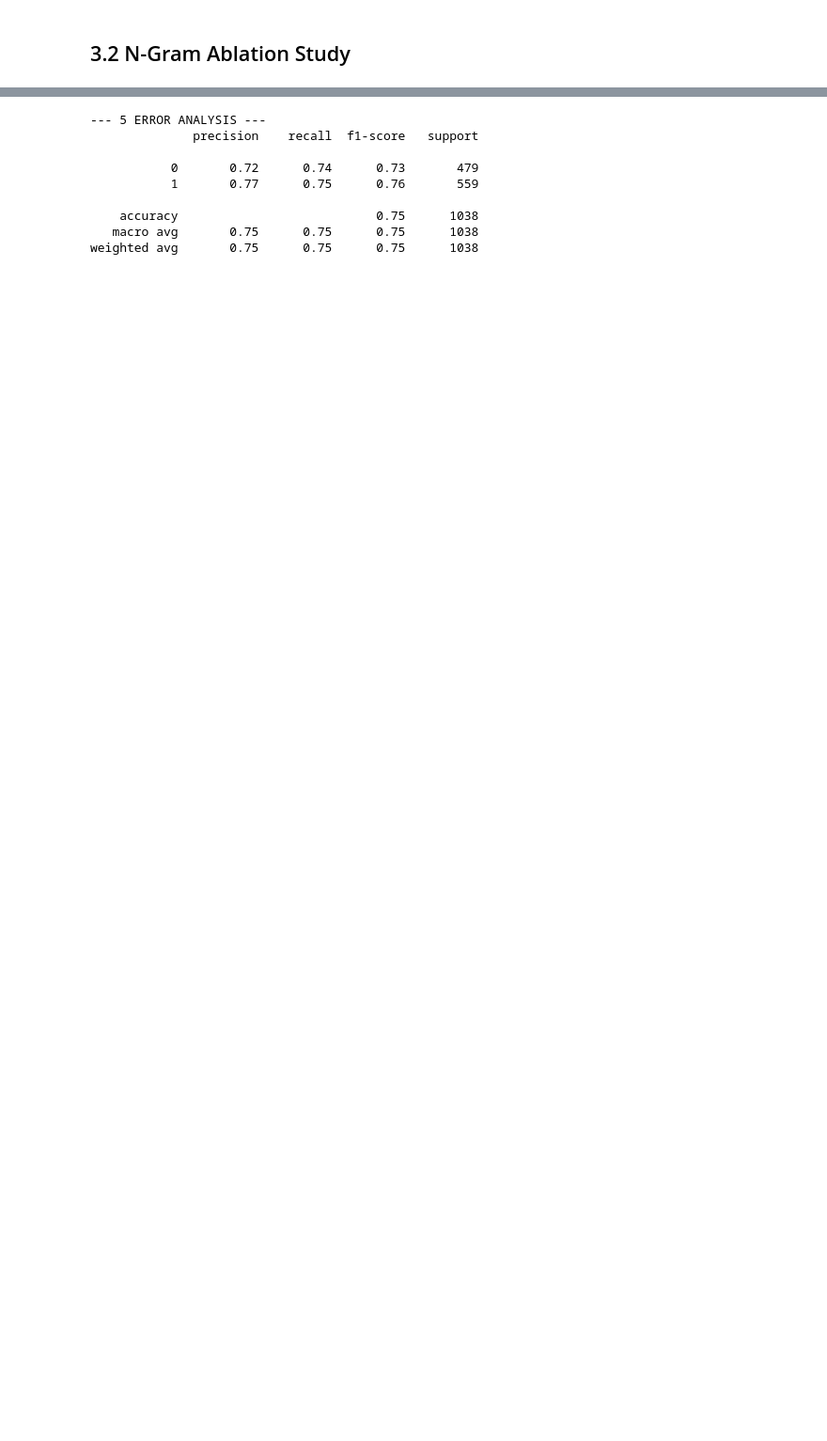
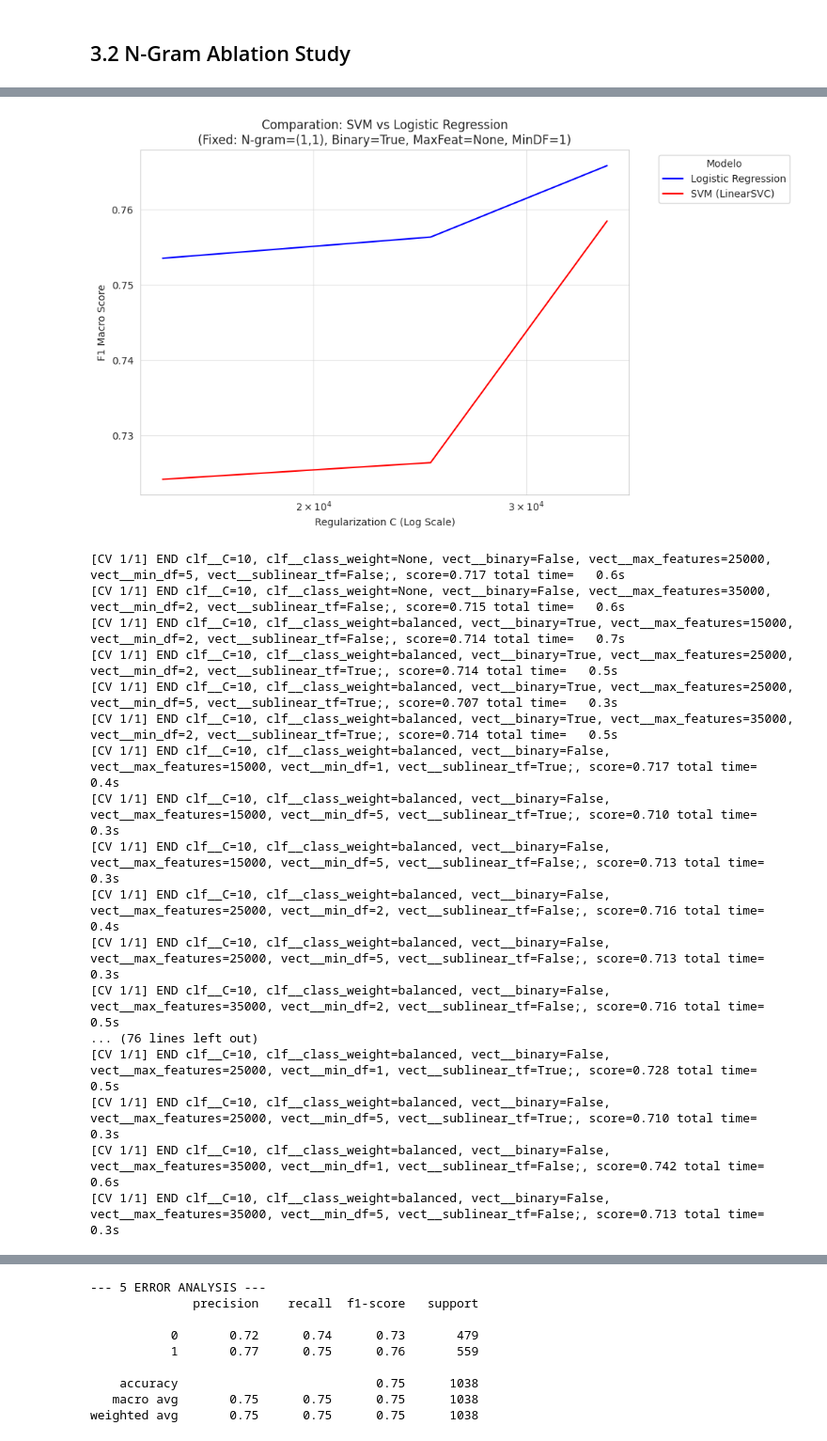
Before and after one commit to NeoLafuente/NLP, a Jupyter notebook: notebooks/EDA.ipynb, the cells around one changed output, grey strips where cells are left out. Shown at 94% size. Cells and saved outputs as stored; diff of their text form; code cells hidden in the pictures; blank space fills up the shorter version.

```diff
--- a/notebooks/EDA.ipynb
+++ b/notebooks/EDA.ipynb
@@ -437,0 +532,57 @@ Best F1-Macro: 0.6506
+# %%
+df_lr = pd.DataFrame(grid_lr.cv_results_)
+df_lr['Model'] = 'Logistic Regression'
+
+df_svm = pd.DataFrame(grid_svm.cv_results_)
+df_svm['Model'] = 'SVM (LinearSVC)'
+
+df_all = pd.concat([df_lr, df_svm])
+df_all['param_vect__max_features'] = df_all['param_vect__max_features'].fillna('None')
+
+subset = df_all[
+    (df_all['param_vect__binary'] == True) &
+    (df_all['param_clf__C'] == 10) &
+    (df_all['param_vect__min_df'] == 1) &
+    (df_all['param_vect__sublinear_tf'] == True) &
+    (df_all['param_clf__class_weight'] == 'balanced')
+]
+
+plt.figure(figsize=(10, 6))
+
+sns.lineplot(
+    data=subset,
+    x='param_vect__max_features',
+    y='mean_test_score',
+    hue='Model',
+    markers=True,
+    dashes=False,
+    palette={'Logistic Regression': 'blue', 'SVM (LinearSVC)': 'red'}
+)
+
+plt.xscale('log')
+plt.title('Comparation: SVM vs Logistic Regression\n(Fixed: N-gram=(1,1), Binary=True, MaxFeat=None, MinDF=1)')
+plt.xlabel('Regularization C (Log Scale)')
+plt.ylabel('F1 Macro Score')
+plt.legend(title='Modelo', bbox_to_anchor=(1.05, 1), loc='upper left')
+plt.grid(True, which="both", ls="-", alpha=0.5)
+plt.tight_layout()
+plt.show()
+# %% [output]
+[figure, added]
+[CV 1/1] END clf__C=10, clf__class_weight=None, vect__binary=False, vect__max_features=25000, vect__min_df=5, vect__sublinear_tf=False;, score=0.717 total time=   0.6s
+[CV 1/1] END clf__C=10, clf__class_weight=None, vect__binary=False, vect__max_features=35000, vect__min_df=2, vect__sublinear_tf=False;, score=0.715 total time=   0.6s
+[CV 1/1] END clf__C=10, clf__class_weight=balanced, vect__binary=True, vect__max_features=15000, vect__min_df=2, vect__sublinear_tf=False;, score=0.714 total time=   0.7s
+[CV 1/1] END clf__C=10, clf__class_weight=balanced, vect__binary=True, vect__max_features=25000, vect__min_df=2, vect__sublinear_tf=True;, score=0.714 total time=   0.5s
+[CV 1/1] END clf__C=10, clf__class_weight=balanced, vect__binary=True, vect__max_features=25000, vect__min_df=5, vect__sublinear_tf=True;, score=0.707 total time=   0.3s
+[CV 1/1] END clf__C=10, clf__class_weight=balanced, vect__binary=True, vect__max_features=35000, vect__min_df=2, vect__sublinear_tf=True;, score=0.714 total time=   0.5s
+[CV 1/1] END clf__C=10, clf__class_weight=balanced, vect__binary=False, vect__max_features=15000, vect__min_df=1, vect__sublinear_tf=True;, score=0.717 total time=   0.4s
+[CV 1/1] END clf__C=10, clf__class_weight=balanced, vect__binary=False, vect__max_features=15000, vect__min_df=5, vect__sublinear_tf=True;, score=0.710 total time=   0.3s
+[CV 1/1] END clf__C=10, clf__class_weight=balanced, vect__binary=False, vect__max_features=15000, vect__min_df=5, vect__sublinear_tf=False;, score=0.713 total time=   0.3s
+[CV 1/1] END clf__C=10, clf__class_weight=balanced, vect__binary=False, vect__max_features=25000, vect__min_df=2, vect__sublinear_tf=False;, score=0.716 total time=   0.4s
+[CV 1/1] END clf__C=10, clf__class_weight=balanced, vect__binary=False, vect__max_features=25000, vect__min_df=5, vect__sublinear_tf=False;, score=0.713 total time=   0.3s
+[CV 1/1] END clf__C=10, clf__class_weight=balanced, vect__binary=False, vect__max_features=35000, vect__min_df=2, vect__sublinear_tf=False;, score=0.716 total time=   0.5s
+... (76 lines left out)
+[CV 1/1] END clf__C=10, clf__class_weight=balanced, vect__binary=False, vect__max_features=25000, vect__min_df=1, vect__sublinear_tf=True;, score=0.728 total time=   0.5s
+[CV 1/1] END clf__C=10, clf__class_weight=balanced, vect__binary=False, vect__max_features=25000, vect__min_df=5, vect__sublinear_tf=True;, score=0.710 total time=   0.3s
+[CV 1/1] END clf__C=10, clf__class_weight=balanced, vect__binary=False, vect__max_features=35000, vect__min_df=1, vect__sublinear_tf=False;, score=0.742 total time=   0.6s
+[CV 1/1] END clf__C=10, clf__class_weight=balanced, vect__binary=False, vect__max_features=35000, vect__min_df=5, vect__sublinear_tf=False;, score=0.713 total time=   0.3s
```
Also changed, not shown: parts of 15 cells of this notebook, 1 other file.
